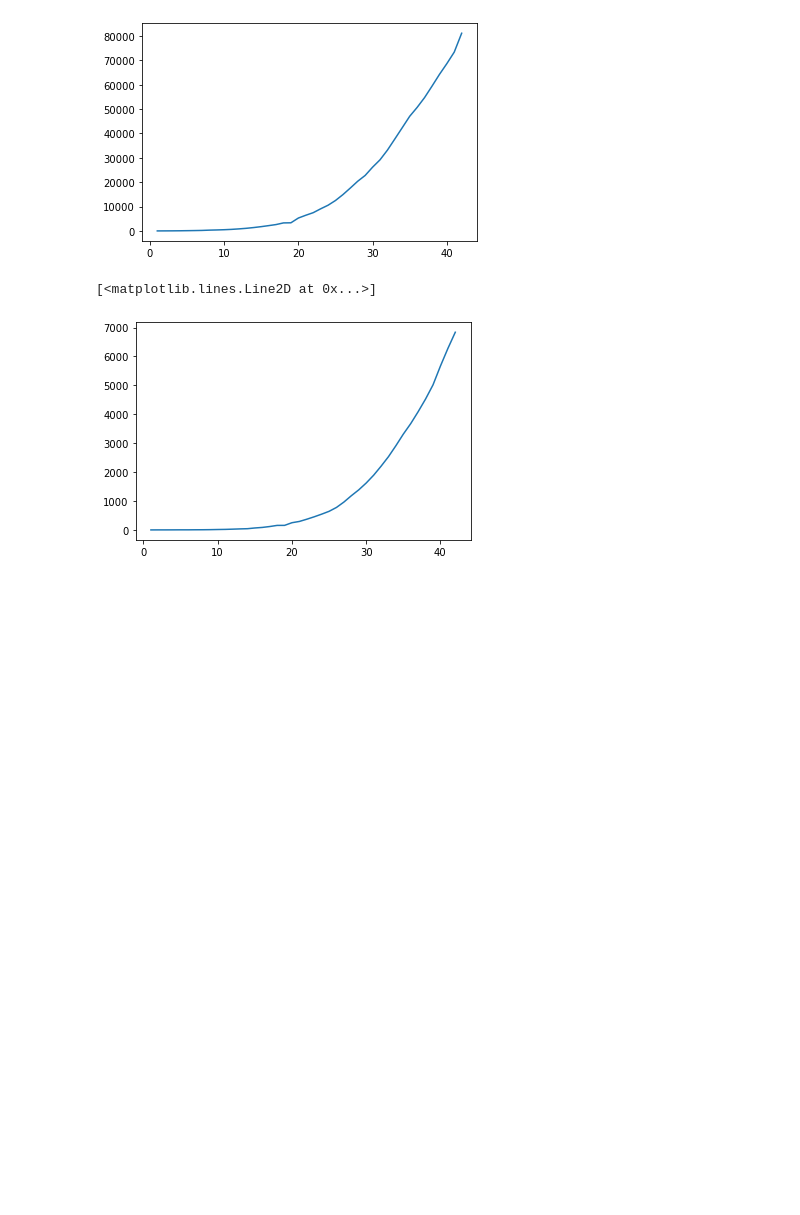
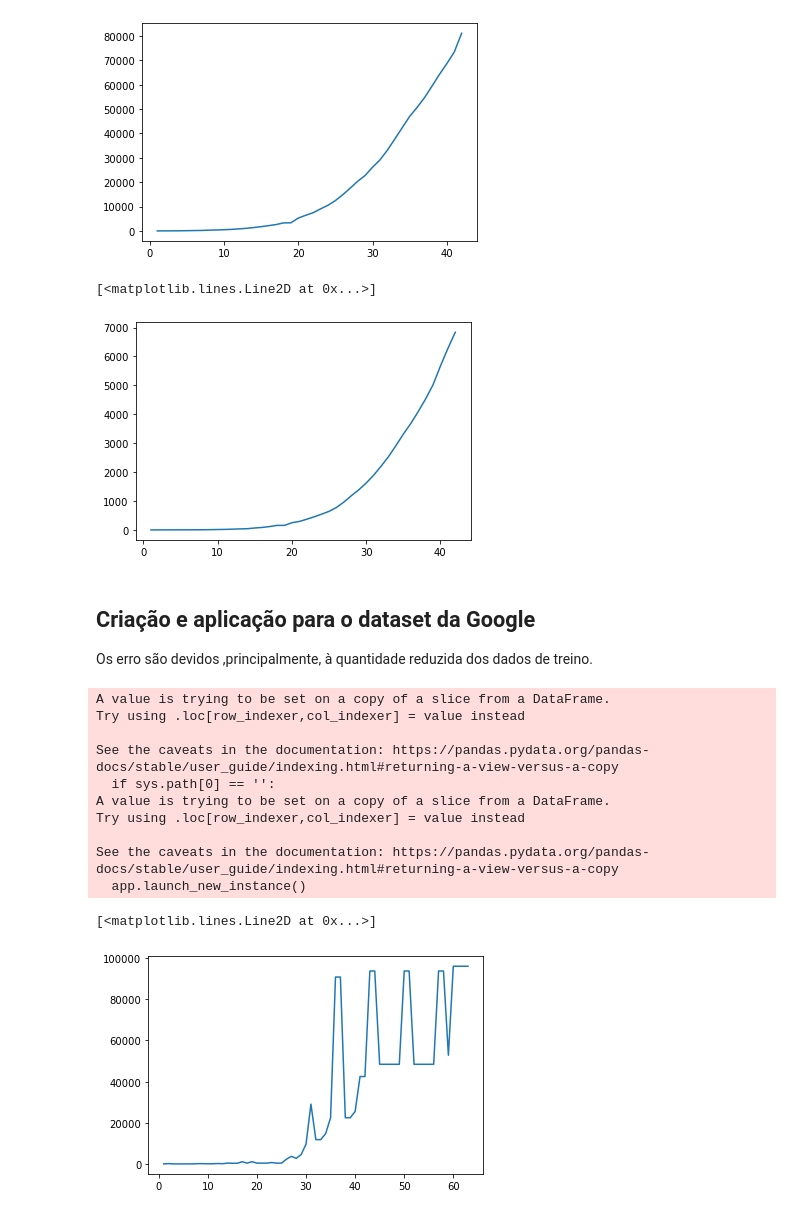
Before and after one commit to Pedrag1234/FEUP_IART_TP2, a Jupyter notebook: src/Decision_Tree.ipynb, the cells around one changed output. Saved outputs shown, nothing was run; the diff lists cells and outputs as text; code cells hidden in the pictures; blank space fills up the shorter version.

```diff
--- a/src/Decision_Tree.ipynb
+++ b/src/Decision_Tree.ipynb
@@ -264,3 +264,44 @@ plt.plot(a,b)
 # %% [output]
 [<matplotlib.lines.Line2D at 0x...>]
 [figure]
+# %% [markdown]
+## Criação e aplicação para o dataset da Google
+Os erro são devidos ,principalmente, à quantidade reduzida dos dados de treino.
+# %%
+df = pd.read_csv('dados_limpos.csv',sep=',')
+
+df = df.drop(['Unnamed: 0'],axis=1)
+# %%
+df_EU = df.loc[df['continent'] == 'EU']
+Xg = df_EU[predictors]
+
+X=EU_covid_data[predictors]
+Y1=EU_covid_data["total_cases"]
+Y2=EU_covid_data["fatalities"]
+
+
+regr_1 = DecisionTreeRegressor(random_state=1000)
+regr_1.fit(X, Y1)
+
+df_EU['total_cases'] = regr_1.predict(Xg)
+
+regr_1.fit(X, Y2)
+
+df_EU['fatalities'] = regr_1.predict(Xg)
+
+
+plt.plot(df_EU['date'][0:63],df_EU['total_cases'][0:63])
+#df_EU['fatalities']
+# %% [output]
+A value is trying to be set on a copy of a slice from a DataFrame.
+Try using .loc[row_indexer,col_indexer] = value instead
+
+See the caveats in the documentation: https://pandas.pydata.org/pandas-docs/stable/user_guide/indexing.html#returning-a-view-versus-a-copy
+  if sys.path[0] == '':
+A value is trying to be set on a copy of a slice from a DataFrame.
+Try using .loc[row_indexer,col_indexer] = value instead
+
+See the caveats in the documentation: https://pandas.pydata.org/pandas-docs/stable/user_guide/indexing.html#returning-a-view-versus-a-copy
+  app.launch_new_instance()
+[<matplotlib.lines.Line2D at 0x...>]
+[figure, added]
```
Also changed, not shown: parts of 1 cell of this notebook, 2 other files.
